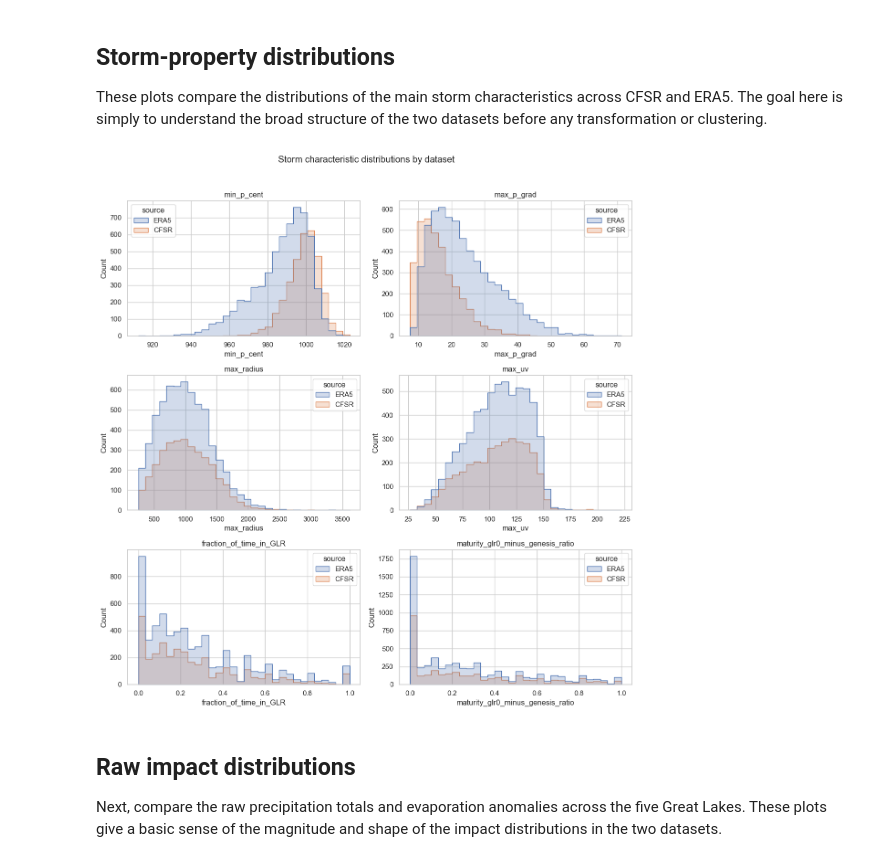
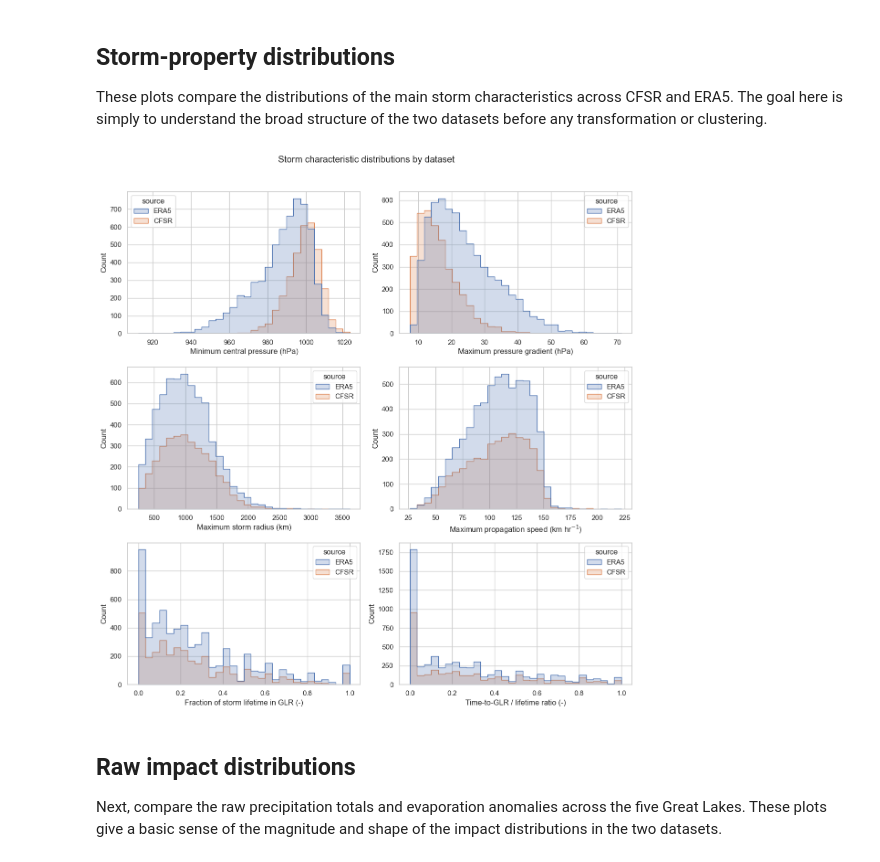
Before and after one commit to DaniJonesOcean/etc-impacts-great-lakes, a Jupyter notebook: notebooks/01_exploratory_analysis.ipynb, the cells around one changed output. Saved outputs shown, nothing was run; the diff lists cells and outputs as text; code cells hidden in the pictures.

```diff
--- a/notebooks/01_exploratory_analysis.ipynb
+++ b/notebooks/01_exploratory_analysis.ipynb
@@ -128,33 +158,38 @@ CFSR shape after cleaning: (3384, 83)
 These plots compare the distributions of the main storm characteristics across CFSR and ERA5. The goal here is simply to understand the broad structure of the two datasets before any transformation or clustering.
 # %%
 # ------------------------------
-# 4. Storm-property distributions
+# 5. Storm-property distributions
 # ------------------------------
-df_era5["source"] = "ERA5"
-df_cfsr["source"] = "CFSR"
-df_all = pd.concat([df_era5, df_cfsr], ignore_index=True)
+df_era5_plot = df_era5.copy()
+df_cfsr_plot = df_cfsr.copy()
+
+df_era5_plot["source"] = "ERA5"
+df_cfsr_plot["source"] = "CFSR"
+df_all = pd.concat([df_era5_plot, df_cfsr_plot], ignore_index=True)
 
 fig, axes = plt.subplots(3, 2, figsize=(12, 12))
 axes = axes.ravel()
 
 for ax, var in zip(axes, storm_characteristics):
     sns.histplot(
         data=df_all,
         x=var,
         hue="source",
         bins=30,
         element="step",
         stat="count",
         common_norm=False,
         ax=ax,
     )
-    ax.set_title(var)
+    ax.set_xlabel(DISPLAY_LABELS.get(var, var))
+    ax.set_ylabel("Count")
+    ax.set_title("")
 
 fig.suptitle("Storm characteristic distributions by dataset", y=1.02)
 plt.tight_layout()
 plt.show()
 # %% [output]
-[figure, old version]
+[figure, new version]
 # %% [markdown]
 ## Raw impact distributions
 
```
Also changed, not shown: parts of 9 cells of this notebook.
